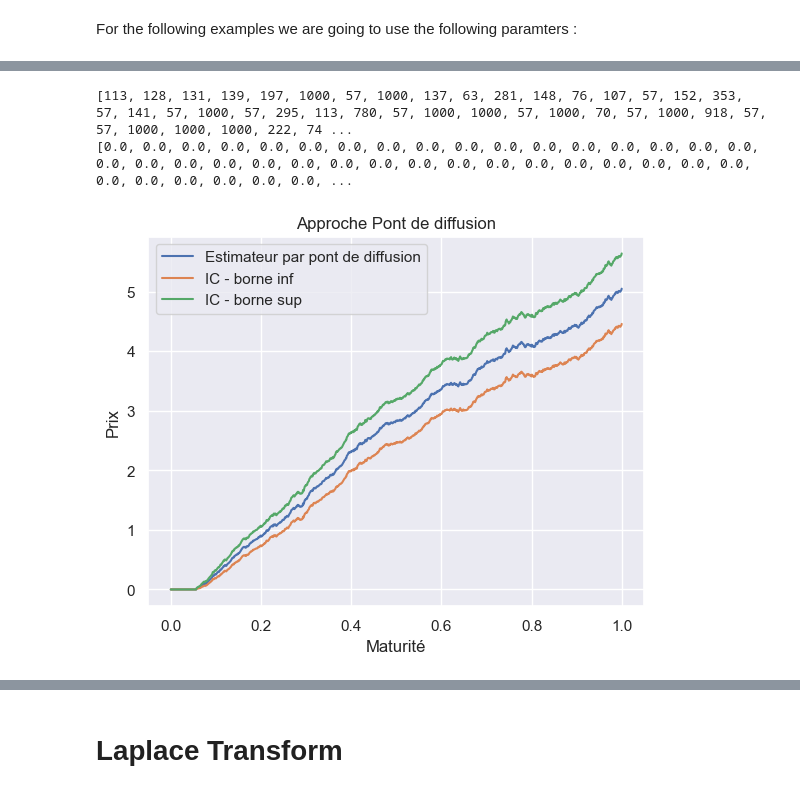
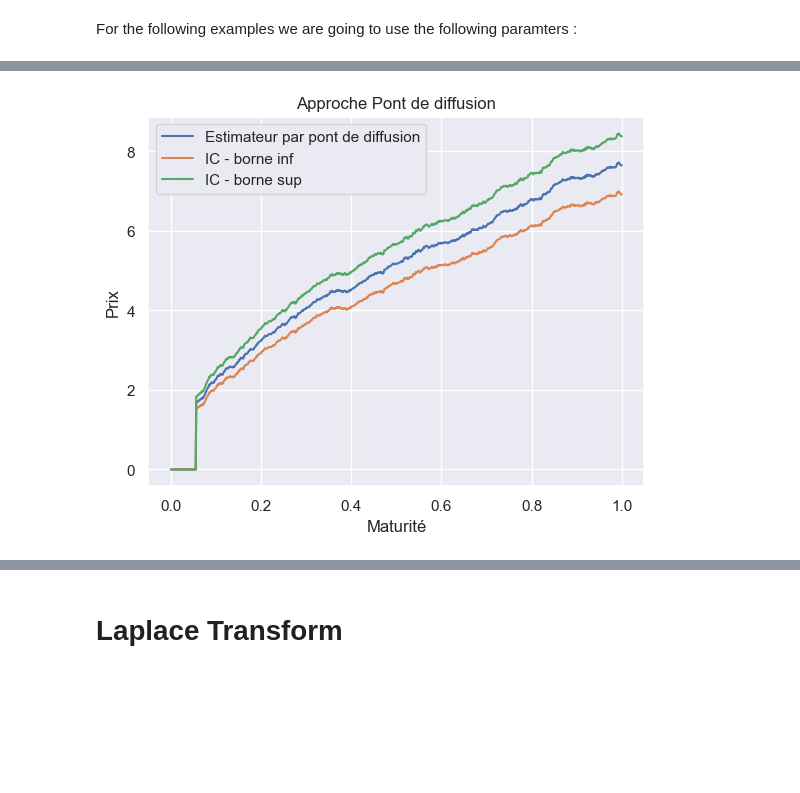
Before and after one commit to hedsto/Valorisation-parisian-option, a Jupyter notebook: valorisation_parisian_option.ipynb, the cells around one changed output, grey strips where cells are left out. Cells and saved outputs as stored; diff of their text form; code cells hidden in the pictures; blank space fills up the shorter version.

```diff
--- a/valorisation_parisian_option.ipynb
+++ b/valorisation_parisian_option.ipynb
@@ -160,11 +161,10 @@ x = 100
 T = 1
 K = 100
 sigma = 0.2
-r = 0.025
+r = 0.005
 delta = 0
 n_times = 1000
-n_paths = 10000
-L = 110
+n_paths = 1000
 D = 20/360
 # %%
 def pdic_mc(x, T, K, L, D, sigma, r, delta, n_times, n_paths, epsilon):
@@ -249,19 +240,6 @@ plt.show()
 # %%
-x = 100
-T = 1
-K = 100
-sigma = 0.2
-r = 0.005
-delta = 0
-n_times = 1000
-n_paths = 1000
 L = 90
-D = 20/360
-p = 15
-q = 15
-alpha = 18.4/(2*T)
 
-#mc = simulate_parisian_option_MC(x, T, K, L, D,sigma,r,delta,n_times, n_paths, epsilon=0.0001)
 
 mc, mc_conf_inf, mc_conf_sup = pdic_mc(x, T, K, L, D,sigma,r,delta,n_times, n_paths, epsilon=0.1)
 times = np.linspace(0,T,n_times)
@@ -270,7 +248,7 @@ times = np.linspace(0,T,n_times)
 plt.plot(times, mc, label = "Estimateur MC")
 plt.plot(times, mc_conf_inf, label = "IC - borne inf")
 plt.plot(times, mc_conf_sup, label = "IC - borne sup")
-plt.title("Approche Monte Carlo")
+plt.title("Approche Monte Carlo with Strike greater than barrier")
 plt.xlabel("Maturité")
 plt.ylabel("Prix")
 plt.legend()
@@ -286,6 +257,0 @@ Calcul du prix d'une option parisienne PDIC via une approche par Pont de Diffusi
-# %%
-sq = SeedSequence()
-seed = sq.entropy        # on sauve la graine pour reproduire les résultats
-print('seed = ', seed)
-rng = default_rng(sq)
-rng.uniform()
@@ -349,37 +382,18 @@ def pdic_pont_diffusion(x, T, K, L, D, sigma, r, delta, n_times, n_paths):
         mc_conf_sup.append(interval[3])
     return mc, mc_conf_inf, mc_conf_sup
 # %%
-x = 100
-T = 1
-K = 100
-sigma = 0.2
-r = 0.005
-delta = 0
-n_times = 1000
-n_paths = 1000
 L = 110
-D = 20/360
-p = 15
-q = 15
-alpha = 18.4/(2*T)
-
-
-#mc = simulate_parisian_option_MC(x, T, K, L, D,sigma,r,delta,n_times, n_paths, epsilon=0.0001)
 
 mc, mc_conf_inf, mc_conf_sup = pdic_pont_diffusion(x, T, K, L, D,sigma,r,delta,n_times, n_paths)
 times = np.linspace(0,T,n_times)
-print(mc)
-#mc = [mc[i][0] for i in range(len(mc))]
 plt.plot(times, mc, label = "Estimateur par pont de diffusion")
 plt.plot(times, mc_conf_inf, label = "IC - borne inf")
 plt.plot(times, mc_conf_sup, label = "IC - borne sup")
 plt.title("Approche Pont de diffusion")
 plt.xlabel("Maturité")
 plt.ylabel("Prix")
 plt.legend()
 plt.show()
 # %% [output]
-[113, 128, 131, 139, 197, 1000, 57, 1000, 137, 63, 281, 148, 76, 107, 57, 152, 353, 57, 141, 57, 1000, 57, 295, 113, 780, 57, 1000, 1000, 57, 1000, 70, 57, 1000, 918, 57, 57, 1000, 1000, 1000, 222, 74 ...
-[0.0, 0.0, 0.0, 0.0, 0.0, 0.0, 0.0, 0.0, 0.0, 0.0, 0.0, 0.0, 0.0, 0.0, 0.0, 0.0, 0.0, 0.0, 0.0, 0.0, 0.0, 0.0, 0.0, 0.0, 0.0, 0.0, 0.0, 0.0, 0.0, 0.0, 0.0, 0.0, 0.0, 0.0, 0.0, 0.0, 0.0, 0.0, 0.0, 0.0, ...
-[figure, old version]
+[figure, new version]
 # %%
```
Also changed, not shown: parts of 13 cells of this notebook.
